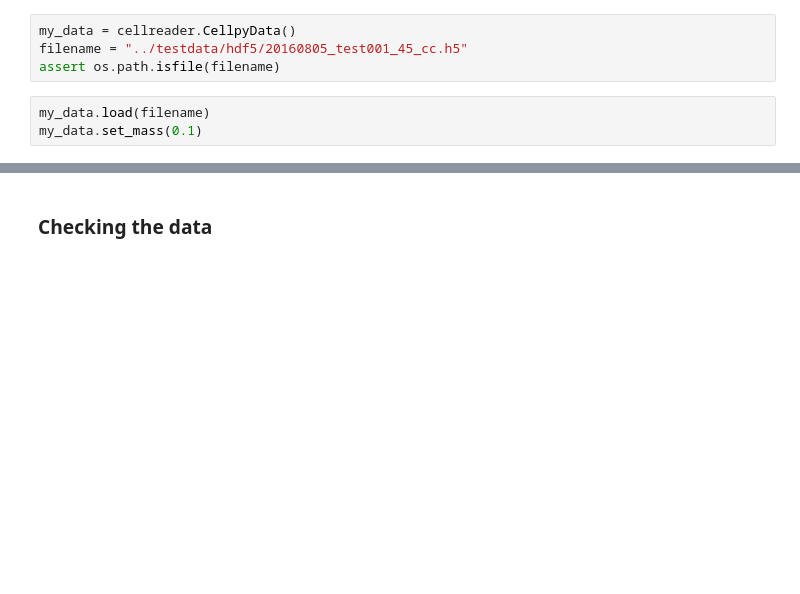
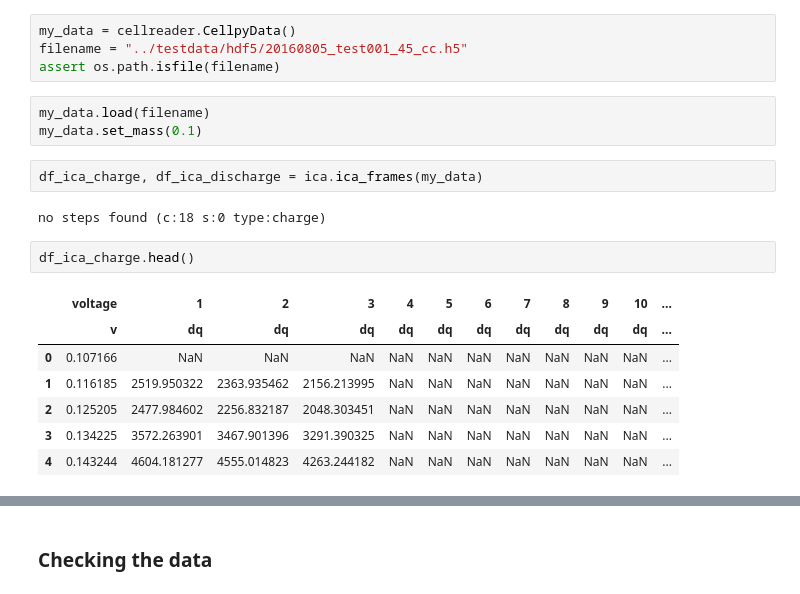
Before and after one commit to jepegit/cellpy, a Jupyter notebook: dev_utils/plotting_tests_dqdv.ipynb, the cells around one changed output, grey strips where cells are left out. Drawn from its saved outputs; the diff is of its cells as text; blank space fills up the shorter version.

```diff
--- a/dev_utils/plotting_tests_dqdv.ipynb
+++ b/dev_utils/plotting_tests_dqdv.ipynb
@@ -21,3 +21,17 @@ assert os.path.isfile(filename)
 # %%
 my_data.load(filename)
 my_data.set_mass(0.1)
+# %%
+df_ica_charge, df_ica_discharge = ica.ica_frames(my_data)
+# %% [output]
+no steps found (c:18 s:0 type:charge)
+# %%
+df_ica_charge.head()
+# %% [output]
+|  | voltage | 1 | 2 | 3 | 4 | 5 | 6 | 7 | 8 | 9 | 10 | ... |
+|  | v | dq | dq | dq | dq | dq | dq | dq | dq | dq | dq | ... |
+| 0 | 0.107166 | NaN | NaN | NaN | NaN | NaN | NaN | NaN | NaN | NaN | NaN | ... |
+| 1 | 0.116185 | 2519.950322 | 2363.935462 | 2156.213995 | NaN | NaN | NaN | NaN | NaN | NaN | NaN | ... |
+| 2 | 0.125205 | 2477.984602 | 2256.832187 | 2048.303451 | NaN | NaN | NaN | NaN | NaN | NaN | NaN | ... |
+| 3 | 0.134225 | 3572.263901 | 3467.901396 | 3291.390325 | NaN | NaN | NaN | NaN | NaN | NaN | NaN | ... |
+| 4 | 0.143244 | 4604.181277 | 4555.014823 | 4263.244182 | NaN | NaN | NaN | NaN | NaN | NaN | NaN | ... |
```
Also changed, not shown: parts of 25 cells of this notebook, 5 other files.
